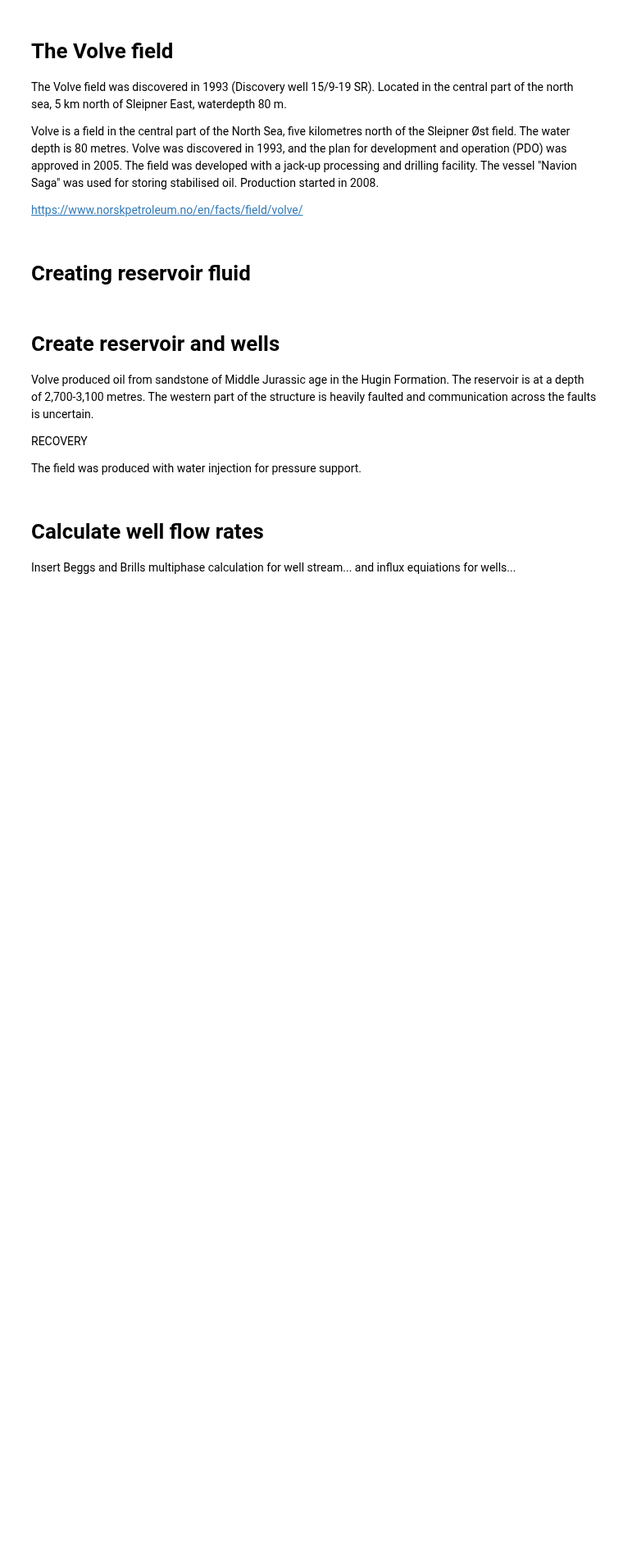
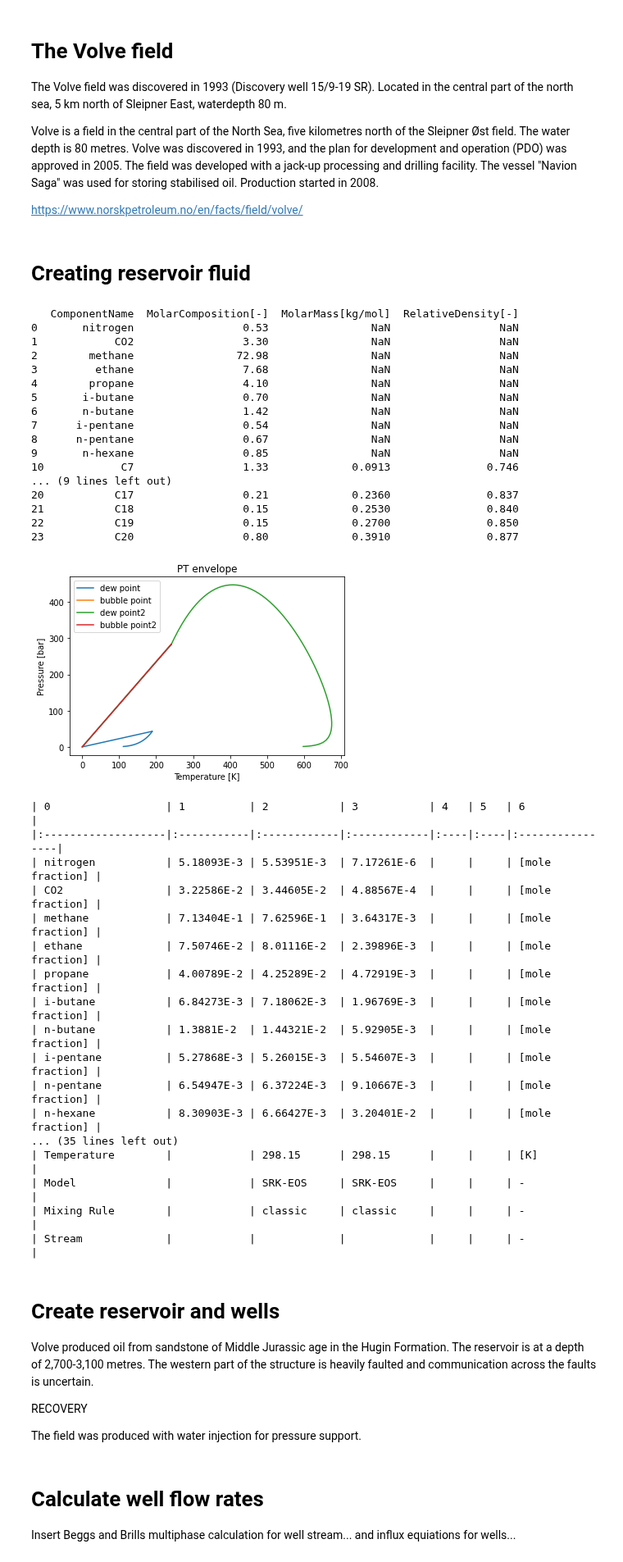
Before and after one commit to EvenSol/NeqSim-Colab, a Jupyter notebook: notebooks/reservoir/fieldDevelopment1.ipynb, the cells around one changed output. Shown at 82% size. Cells and saved outputs as stored; diff of their text form; code cells hidden in the pictures; blank space fills up the shorter version.

```diff
--- a/notebooks/reservoir/fieldDevelopment1.ipynb
+++ b/notebooks/reservoir/fieldDevelopment1.ipynb
@@ -56,3 +35,61 @@ fluid1.setMultiPhaseCheck(True)
+# %%
+import neqsim
+from neqsim.thermo.thermoTools import *
+from neqsim.process.processTools import simplereservoir,clearProcess,runProcess, getProcess
+import pandas as pd
+
+gascondensate = {'ComponentName':  ["nitrogen", "CO2", "methane", "ethane", "propane", "i-butane", "n-butane", "i-pentane", "n-pentane", "n-hexane", "C7", "C8", "C9", "C10", "C11", "C12", "C13", "C14", "C15", "C16", "C17", "C18", "C19", "C20"],
+        'MolarComposition[-]':  [0.53, 3.3, 72.98, 7.68, 4.1, 0.7, 1.42, 0.54, 0.67, 0.85, 1.33, 1.33, 0.78, 0.61, 0.42, 0.33, 0.42, 0.24, 0.3, 0.17, 0.21, 0.15, 0.15, 0.8],
+        'MolarMass[kg/mol]': [None,None, None,None,None,None,None,None,None,None,0.0913, 0.1041, 0.1188, 0.136, 0.150, 0.164, 0.179, 0.188, 0.204, 0.216, 0.236, 0.253, 0.27, 0.391],
+        'RelativeDensity[-]': [None,None, None,None,None,None,None,None,None,None, 0.746, 0.768, 0.79, 0.787, 0.793, 0.804, 0.817, 0.83, 0.835, 0.843, 0.837, 0.84, 0.85, 0.877]
+  }
+
+gascondensatedf = pd.DataFrame(gascondensate)
+print(gascondensatedf.head(30).to_string())
+gascondensateFluid = fluid_df(gascondensatedf, lastIsPlusFraction=True)
+gascondensateFluid.setMixingRule(2)
+gascondensateFluid.setMultiPhaseCheck(True)
+phaseenvelope(gascondensateFluid, True)
+
+watersaturate(gascondensateFluid)
+TPflash(gascondensateFluid)
+printFrame(gascondensateFluid)
+# %% [output]
+   ComponentName  MolarComposition[-]  MolarMass[kg/mol]  RelativeDensity[-]
+0       nitrogen                 0.53                NaN                 NaN
+1            CO2                 3.30                NaN                 NaN
+2        methane                72.98                NaN                 NaN
+3         ethane                 7.68                NaN                 NaN
+4        propane                 4.10                NaN                 NaN
+5       i-butane                 0.70                NaN                 NaN
+6       n-butane                 1.42                NaN                 NaN
+7      i-pentane                 0.54                NaN                 NaN
+8      n-pentane                 0.67                NaN                 NaN
+9       n-hexane                 0.85                NaN                 NaN
+10            C7                 1.33             0.0913               0.746
+... (9 lines left out)
+20           C17                 0.21             0.2360               0.837
+21           C18                 0.15             0.2530               0.840
+22           C19                 0.15             0.2700               0.850
+23           C20                 0.80             0.3910               0.877
+[figure, added]
+| 0                  | 1          | 2           | 3           | 4   | 5   | 6               |
+|:-------------------|:-----------|:------------|:------------|:----|:----|:----------------|
+| nitrogen           | 5.18093E-3 | 5.53951E-3  | 7.17261E-6  |     |     | [mole fraction] |
+| CO2                | 3.22586E-2 | 3.44605E-2  | 4.88567E-4  |     |     | [mole fraction] |
+| methane            | 7.13404E-1 | 7.62596E-1  | 3.64317E-3  |     |     | [mole fraction] |
+| ethane             | 7.50746E-2 | 8.01116E-2  | 2.39896E-3  |     |     | [mole fraction] |
+| propane            | 4.00789E-2 | 4.25289E-2  | 4.72919E-3  |     |     | [mole fraction] |
+| i-butane           | 6.84273E-3 | 7.18062E-3  | 1.96769E-3  |     |     | [mole fraction] |
+| n-butane           | 1.3881E-2  | 1.44321E-2  | 5.92905E-3  |     |     | [mole fraction] |
+| i-pentane          | 5.27868E-3 | 5.26015E-3  | 5.54607E-3  |     |     | [mole fraction] |
+| n-pentane          | 6.54947E-3 | 6.37224E-3  | 9.10667E-3  |     |     | [mole fraction] |
+| n-hexane           | 8.30903E-3 | 6.66427E-3  | 3.20401E-2  |     |     | [mole fraction] |
+... (35 lines left out)
+| Temperature        |            | 298.15      | 298.15      |     |     | [K]             |
+| Model              |            | SRK-EOS     | SRK-EOS     |     |     | -               |
+| Mixing Rule        |            | classic     | classic     |     |     | -               |
+| Stream             |            |             |             |     |     | -               |
 # %% [markdown]
 # Create reservoir and wells
 Volve produced oil from sandstone of Middle Jurassic age in the Hugin Formation. The reservoir is at a depth of 2,700-3,100 metres. The western part of the structure is heavily faulted and communication across the faults is uncertain.
```
Also changed, not shown: parts of 6 cells of this notebook.
